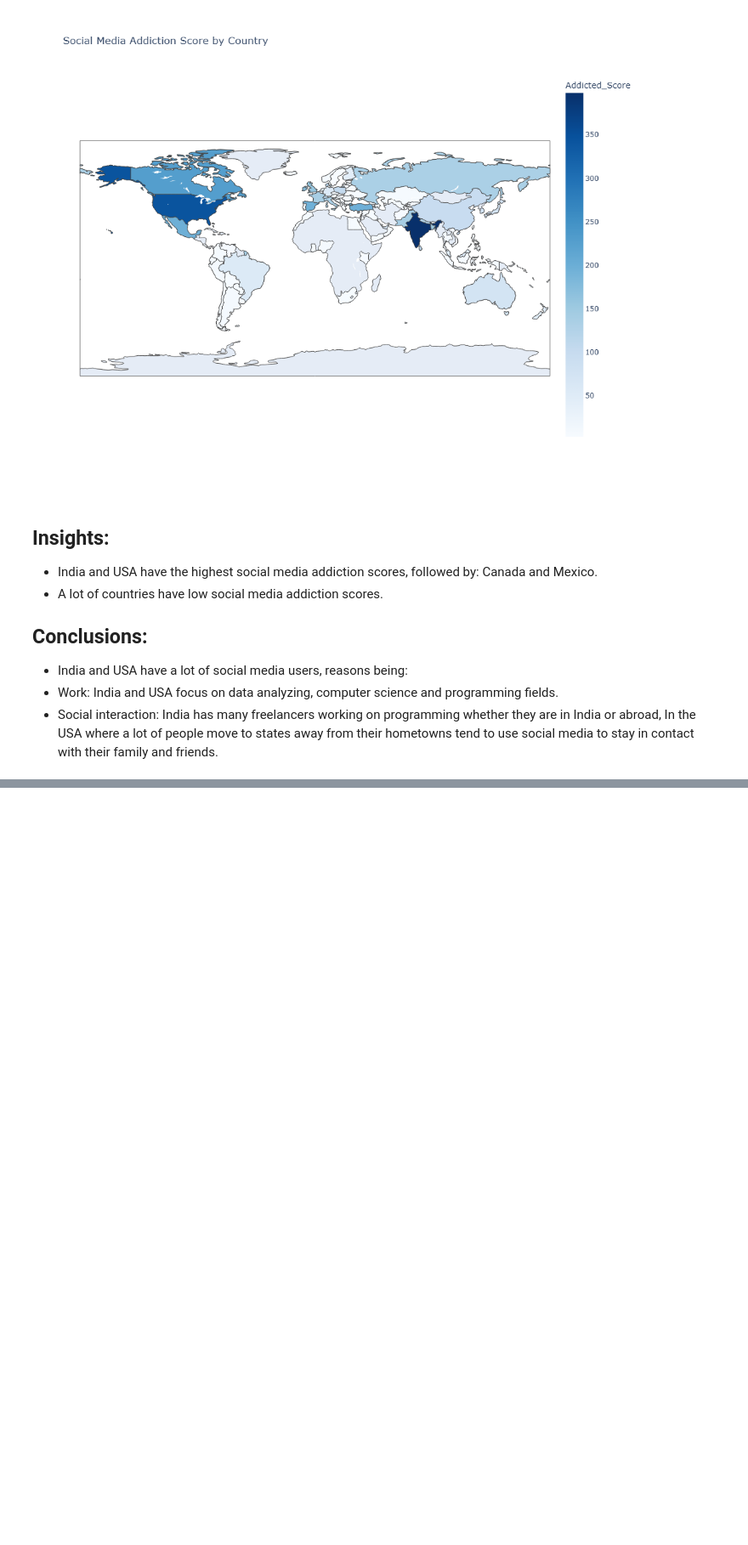
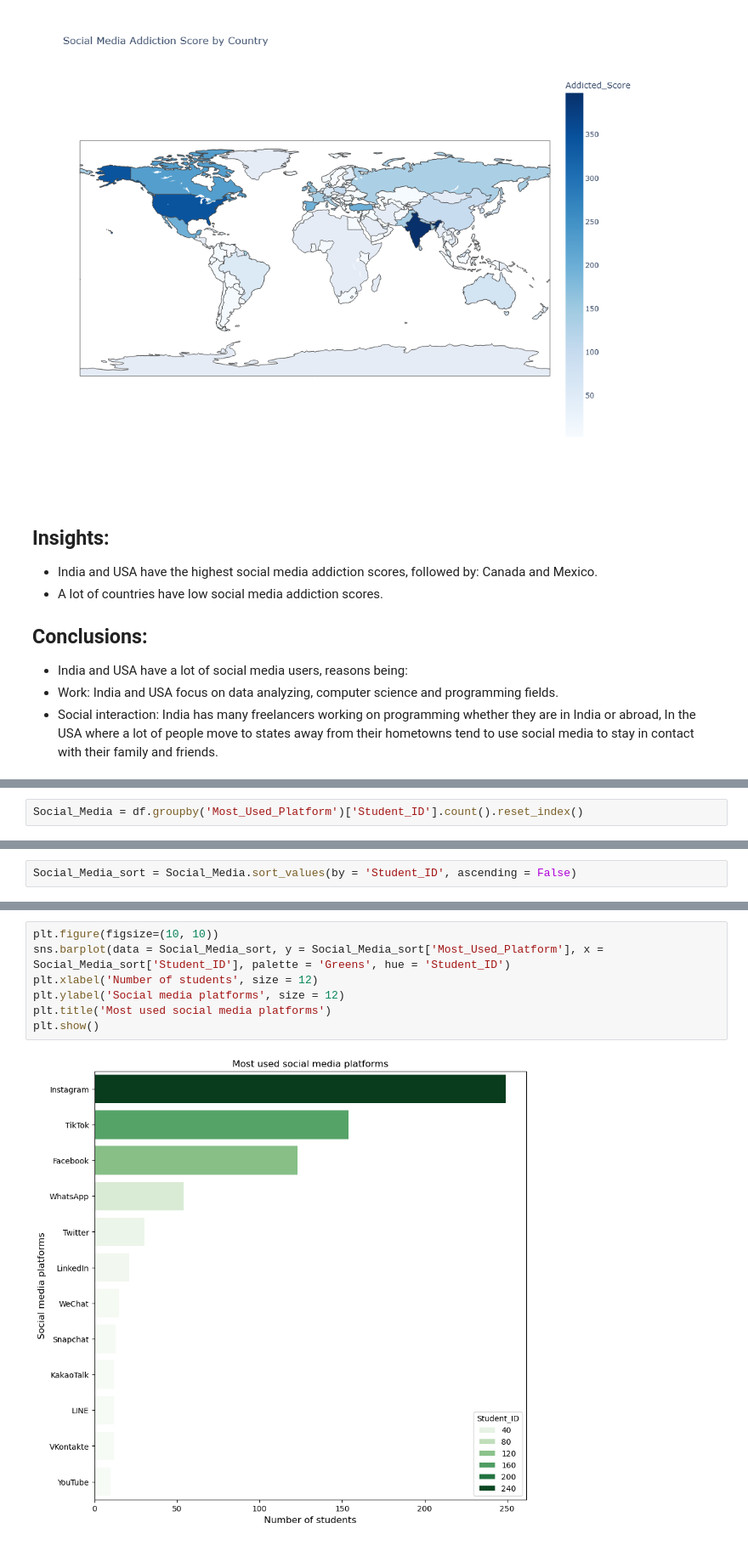
Before and after one commit to Fady-Foash97/Data-analysis-using-Pandas, a Jupyter notebook: Student social media addiction.ipynb, the cells around one changed output, grey strips where cells are left out. Shown: that part at 85% size. Drawn from its saved outputs; the diff is of its cells as text; blank space fills up the shorter version.

```diff
--- a/Student social media addiction.ipynb
+++ b/Student social media addiction.ipynb
@@ -280,0 +314,2 @@ fig.show()
+# %%
+Social_Media = df.groupby('Most_Used_Platform')['Student_ID'].count().reset_index()
@@ -280,0 +332,2 @@ fig.show()
+# %%
+Social_Media_sort = Social_Media.sort_values(by = 'Student_ID', ascending = False)
@@ -280,0 +350,9 @@ fig.show()
+# %%
+plt.figure(figsize=(10, 10))
+sns.barplot(data = Social_Media_sort, y = Social_Media_sort['Most_Used_Platform'], x = Social_Media_sort['Student_ID'], palette = 'Greens', hue = 'Student_ID')
+plt.xlabel('Number of students', size = 12)
+plt.ylabel('Social media platforms', size = 12)
+plt.title('Most used social media platforms')
+plt.show()
+# %% [output]
+[figure, added]
```
Also changed, not shown: parts of 20 cells of this notebook.
